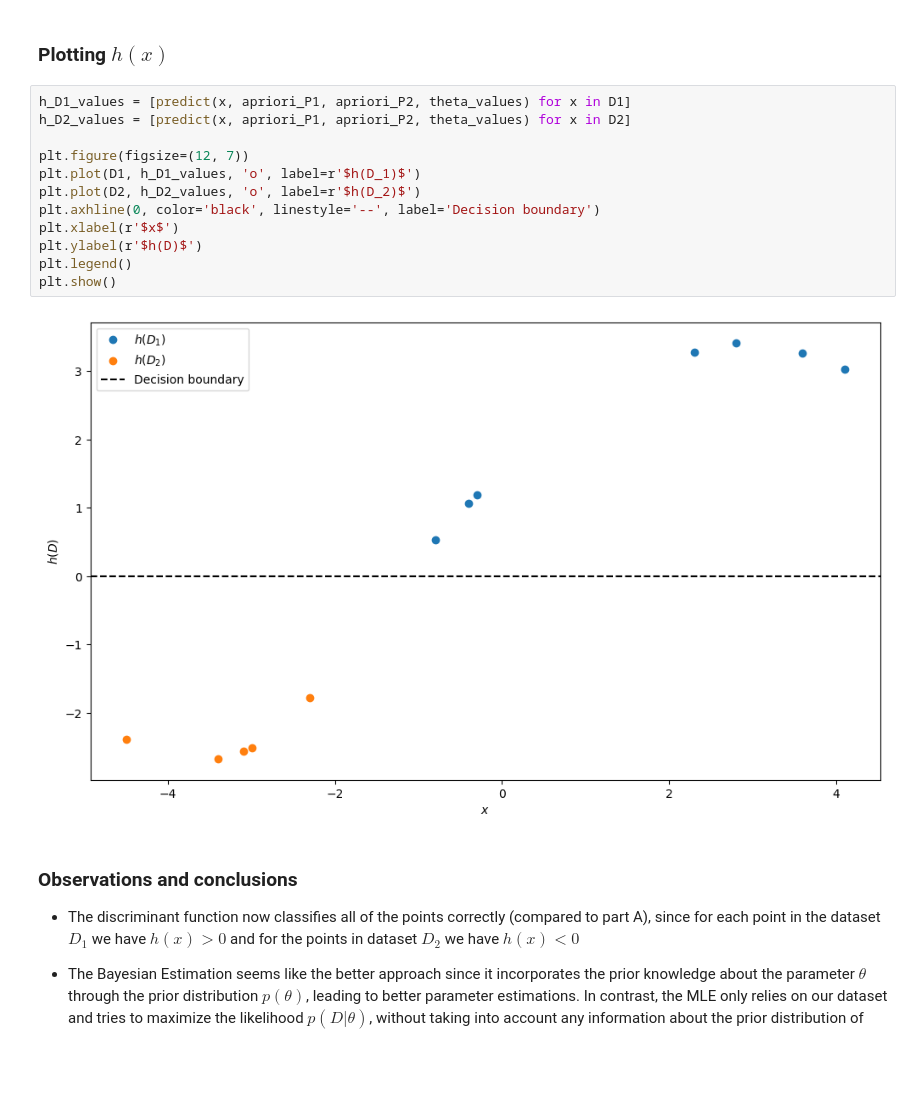
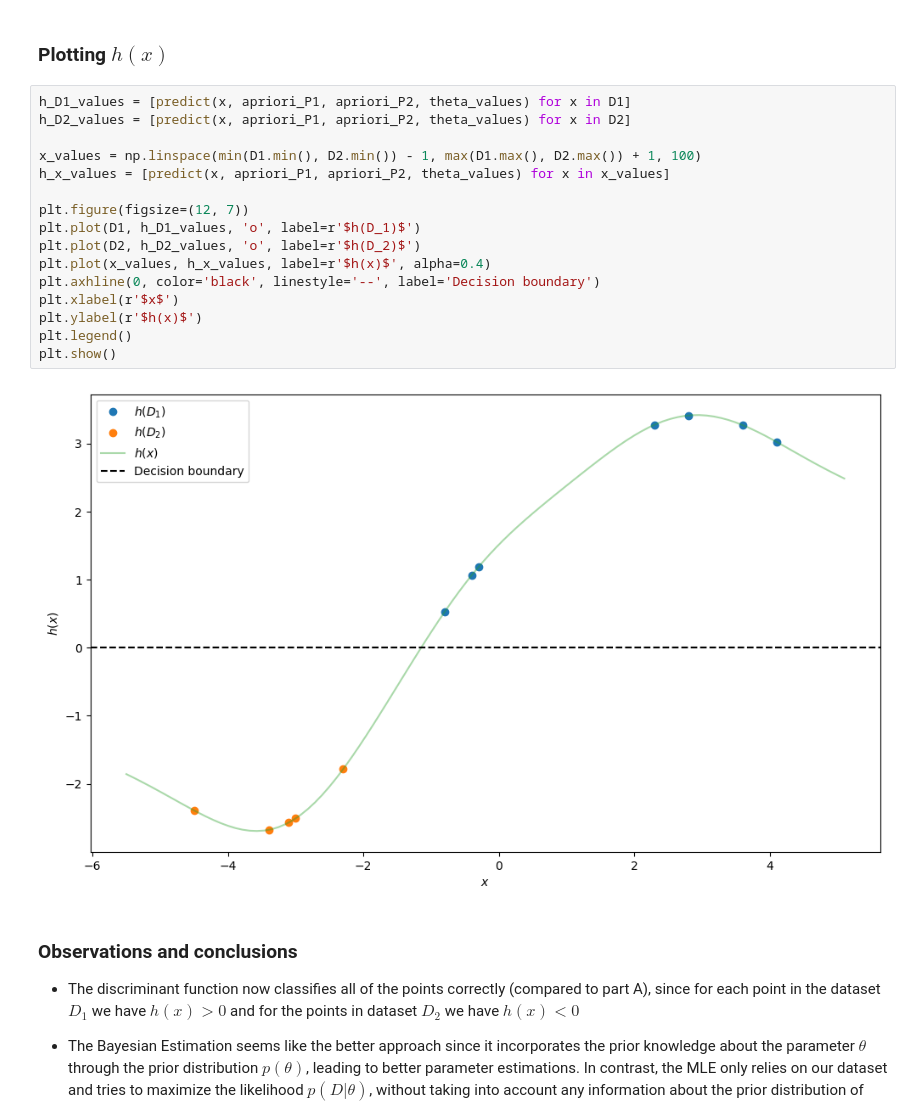
Before and after one commit to NontasBak/PR-Machine-Learning, a Jupyter notebook: Team40-AC.ipynb, the cells around one changed output. Drawn from its saved outputs; the diff is of its cells as text; blank space fills up the shorter version.

```diff
--- a/Team40-AC.ipynb
+++ b/Team40-AC.ipynb
@@ -166,17 +170,21 @@ def predict (x, apriori_P1, apriori_P2, theta_values):
 # %%
 h_D1_values = [predict(x, apriori_P1, apriori_P2, theta_values) for x in D1]
 h_D2_values = [predict(x, apriori_P1, apriori_P2, theta_values) for x in D2]
 
+x_values = np.linspace(min(D1.min(), D2.min()) - 1, max(D1.max(), D2.max()) + 1, 100)
+h_x_values = [predict(x, apriori_P1, apriori_P2, theta_values) for x in x_values]
+
 plt.figure(figsize=(12, 7))
 plt.plot(D1, h_D1_values, 'o', label=r'$h(D_1)$')
 plt.plot(D2, h_D2_values, 'o', label=r'$h(D_2)$')
+plt.plot(x_values, h_x_values, label=r'$h(x)$', alpha=0.4)
 plt.axhline(0, color='black', linestyle='--', label='Decision boundary')
 plt.xlabel(r'$x$')
-plt.ylabel(r'$h(D)$')
+plt.ylabel(r'$h(x)$')
 plt.legend()
 plt.show()
 # %% [output]
-[figure, old version]
+[figure, new version]
 # %% [markdown]
 ### Observations and conclusions
 
```
Also changed, not shown: parts of 4 cells of this notebook, 2 other files.
